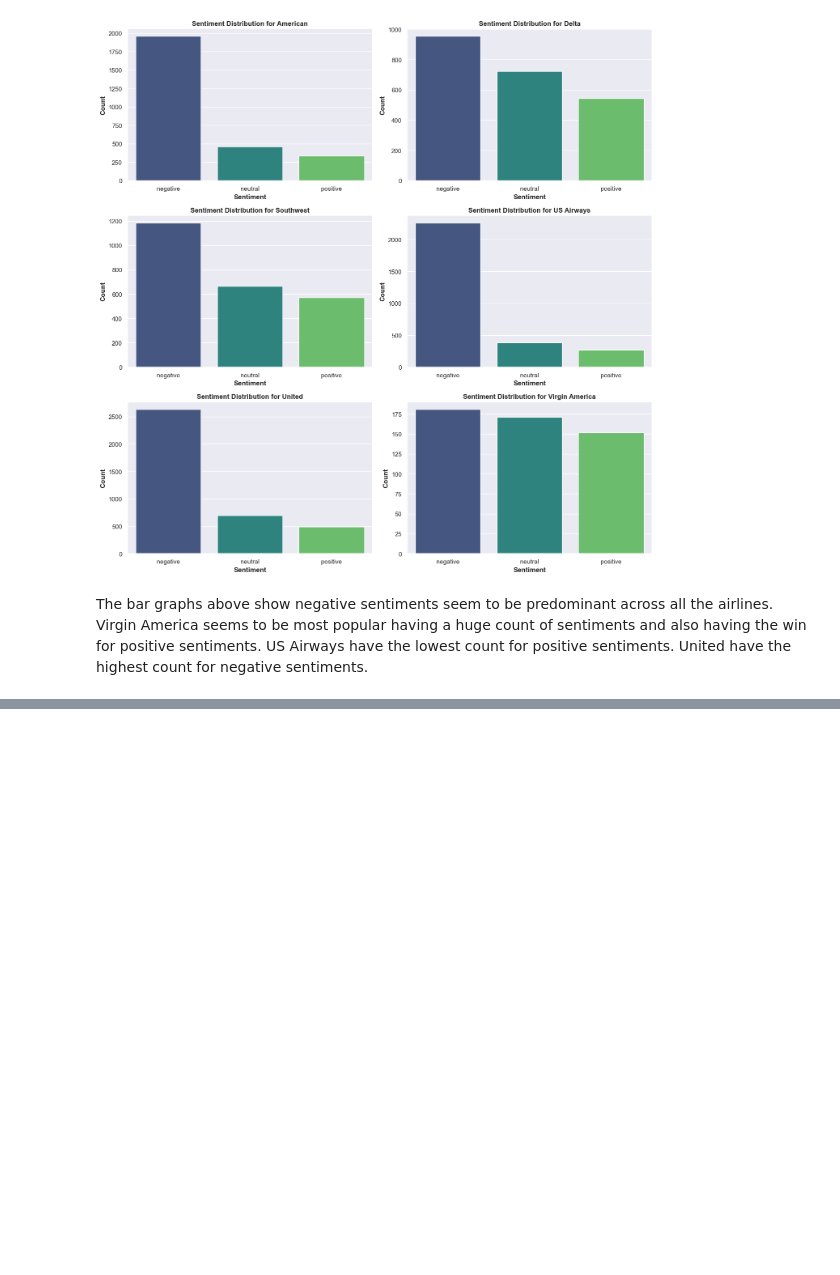
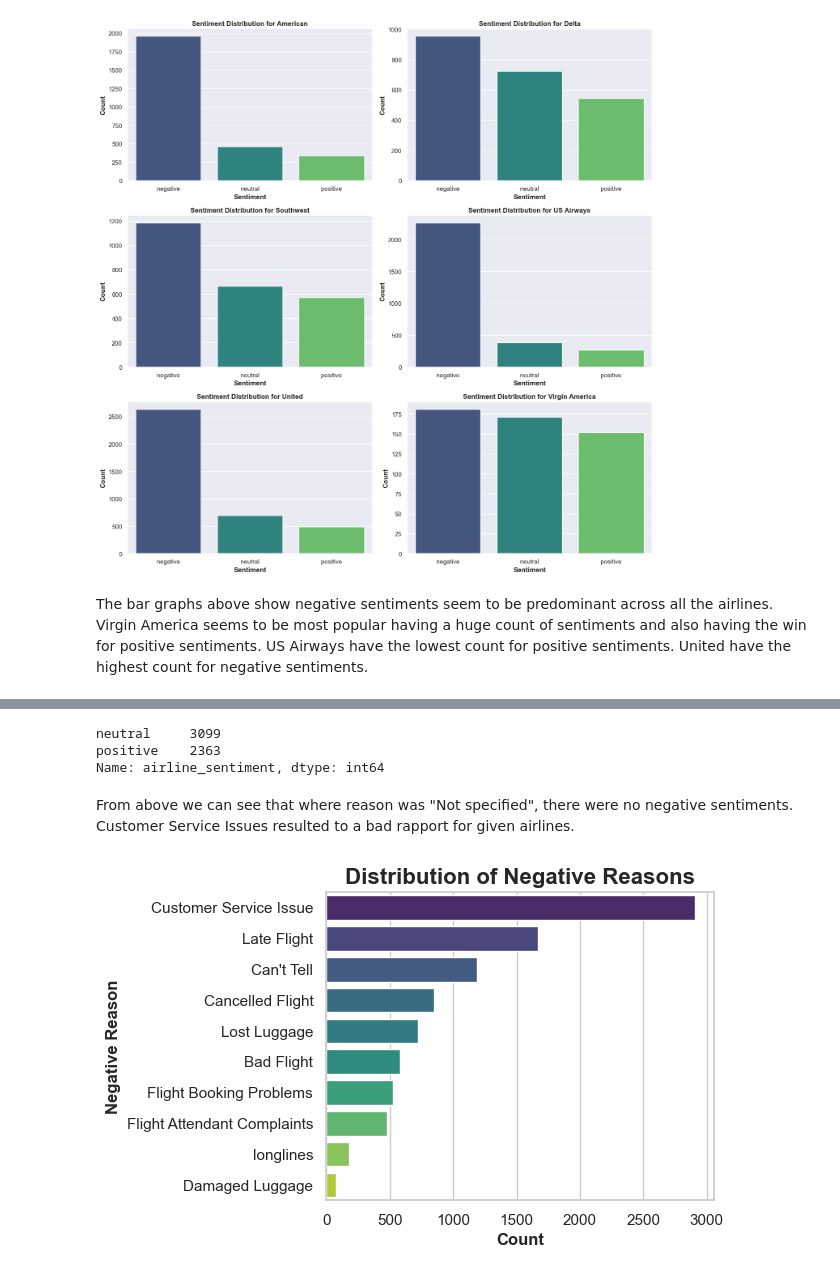
Before and after one commit to Kinuthiajoseph/Aviators-Phase-5-Project-Final, a Jupyter notebook: Jupyter Notebook 2.ipynb, the cells around one changed output, grey strips where cells are left out. Cells and saved outputs as stored; diff of their text form; code cells hidden in the pictures; blank space fills up the shorter version.

Commit message:
reasons for negative sentiments

```diff
--- a/Jupyter Notebook 2.ipynb
+++ b/Jupyter Notebook 2.ipynb
@@ -706,0 +726,21 @@ The bar graphs above show negative sentiments seem to be predominant across all
+# %%
+#Checking sentiment when negative reason is not specified
+data[data['negativereason']=='Not specified']['airline_sentiment'].value_counts()
+# %% [output]
+neutral     3099
+positive    2363
+Name: airline_sentiment, dtype: int64
+# %% [markdown]
+From above we can see that where reason was "Not specified", there were no negative sentiments. Customer Service Issues resulted to a bad rapport for given airlines.
+# %%
+# Plotting the distribution of negative reasons without 'Not specified'
+plt.figure(figsize=(5, 4))
+sns.countplot(data=data[data['negativereason'] != 'Not specified'], y='negativereason',
+              order=data['negativereason'].value_counts().index[1:], palette='viridis')
+
+# Setting labels and title
+plt.xlabel('Count', fontweight='bold')
+plt.ylabel('Negative Reason', fontweight='bold')
+plt.title('Distribution of Negative Reasons', fontweight='bold', fontsize=16);
+# %% [output]
+[figure, added]
```
Also changed, not shown: parts of 6 cells of this notebook.
